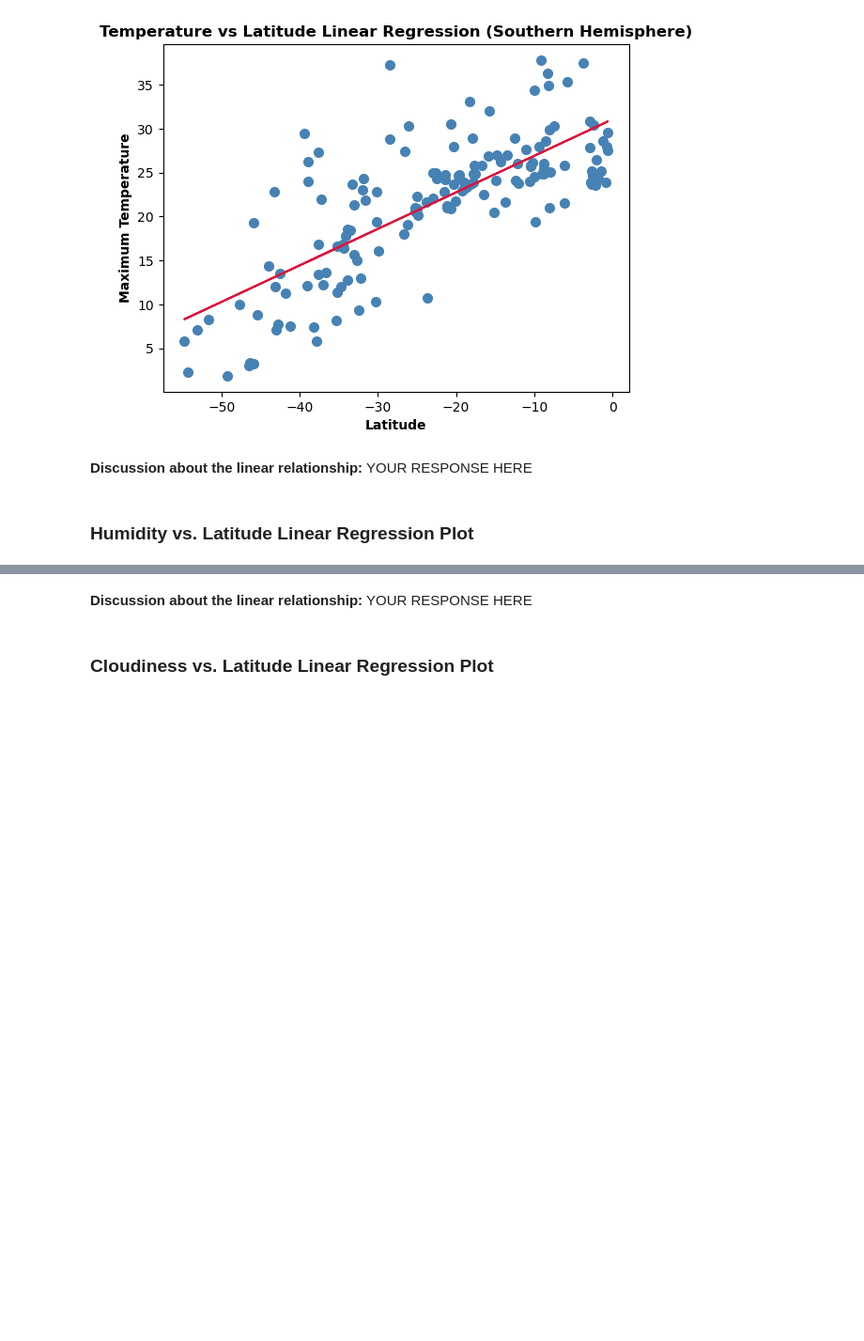
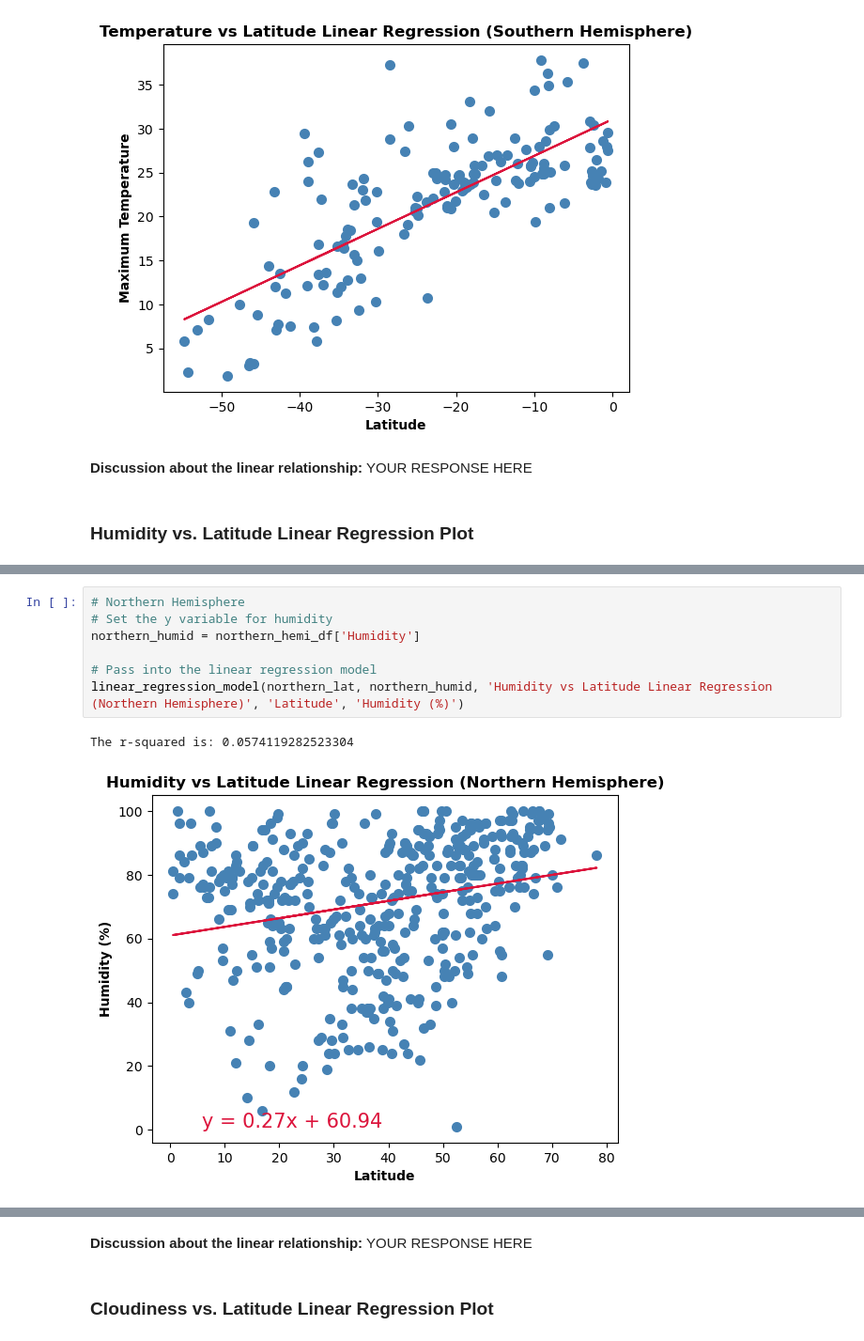
Before and after one commit to jenna-mk/python-api-challenge, a Jupyter notebook: WeatherPy/WeatherPy.ipynb, the cells around one changed output, grey strips where cells are left out. Shown: that part at 94% size. Drawn from its saved outputs; the diff is of its cells as text; blank space fills up the shorter version.

```diff
--- a/WeatherPy/WeatherPy.ipynb
+++ b/WeatherPy/WeatherPy.ipynb
@@ -366,0 +359,10 @@ The r-value is: 0.0002808747046324607
+# %%
+# Northern Hemisphere
+# Set the y variable for humidity
+northern_humid = northern_hemi_df['Humidity']
+
+# Pass into the linear regression model
+linear_regression_model(northern_lat, northern_humid, 'Humidity vs Latitude Linear Regression (Northern Hemisphere)', 'Latitude', 'Humidity (%)')
+# %% [output]
+The r-squared is: 0.0574119282523304
+[figure, added]
```
Also changed, not shown: parts of 14 cells of this notebook.
